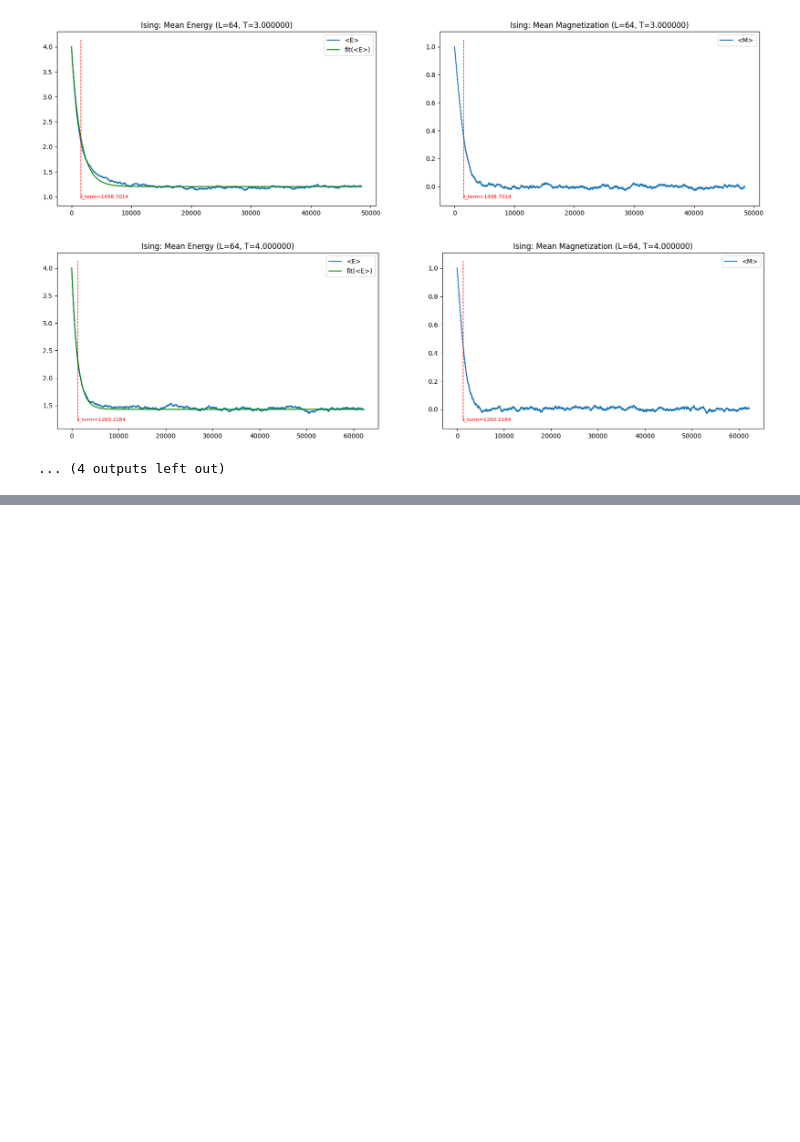
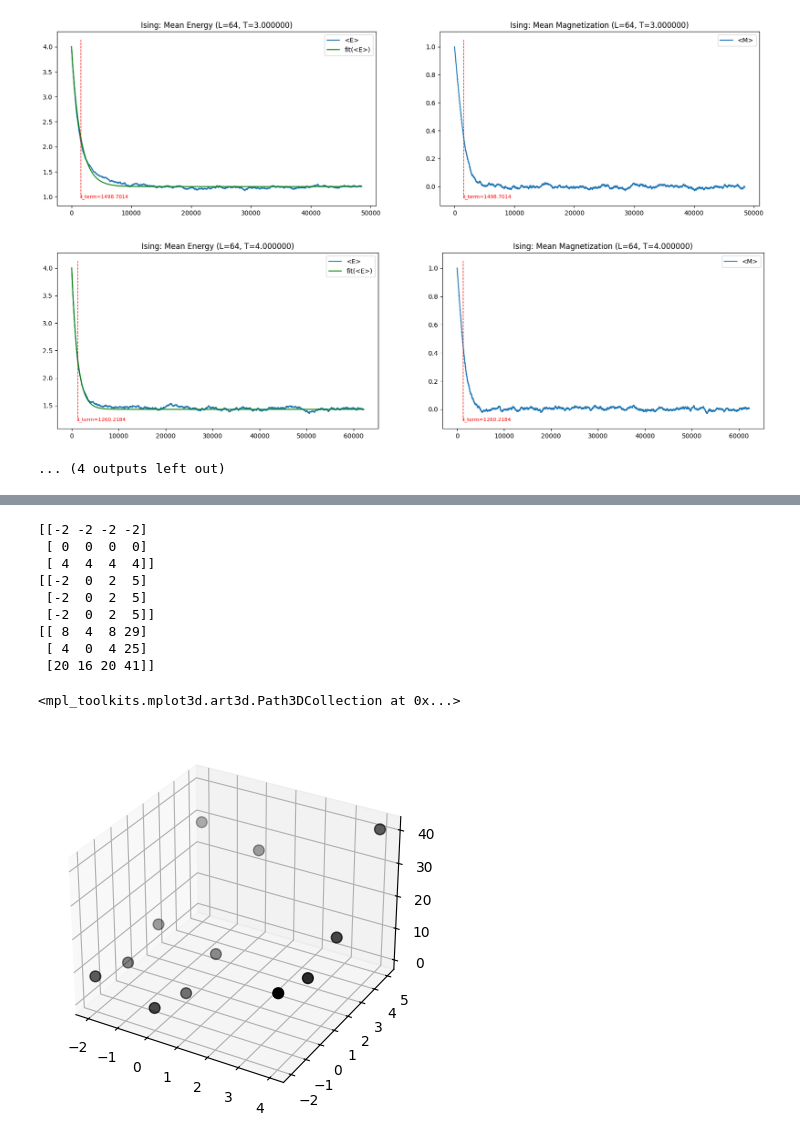
Before and after one commit to jsimao71/ising, a Jupyter notebook: nb/ising.ipynb, the cells around one changed output, grey strips where cells are left out. Cells and saved outputs as stored; diff of their text form; code cells hidden in the pictures; blank space fills up the shorter version.

```diff
--- a/nb/ising.ipynb
+++ b/nb/ising.ipynb
@@ -241,0 +286,29 @@ ising_plot_experiments(isings)
+# %%
+x, y = np.array([-2, 0, 4]), np.array([-2, 0, 2, 5])
+def ff(x, y):
+    return x**2 + y**2
+
+xg, yg = np.meshgrid(x, y, indexing='ij')
+data = ff(xg, yg)
+print(xg)
+print(yg)
+print(data)
+interp = RegularGridInterpolator((x, y), data, bounds_error=False, fill_value=None)
+
+import matplotlib.pyplot as plt
+fig = plt.figure()
+ax = fig.add_subplot(projection='3d')
+ax.scatter(xg.ravel(), yg.ravel(), data.ravel(),
+           s=60, c='k', label='data')
+# %% [output]
+[[-2 -2 -2 -2]
+ [ 0  0  0  0]
+ [ 4  4  4  4]]
+[[-2  0  2  5]
+ [-2  0  2  5]
+ [-2  0  2  5]]
+[[ 8  4  8 29]
+ [ 4  0  4 25]
+ [20 16 20 41]]
+<mpl_toolkits.mplot3d.art3d.Path3DCollection at 0x...>
+[figure, added]
```
Also changed, not shown: parts of 4 cells of this notebook.
